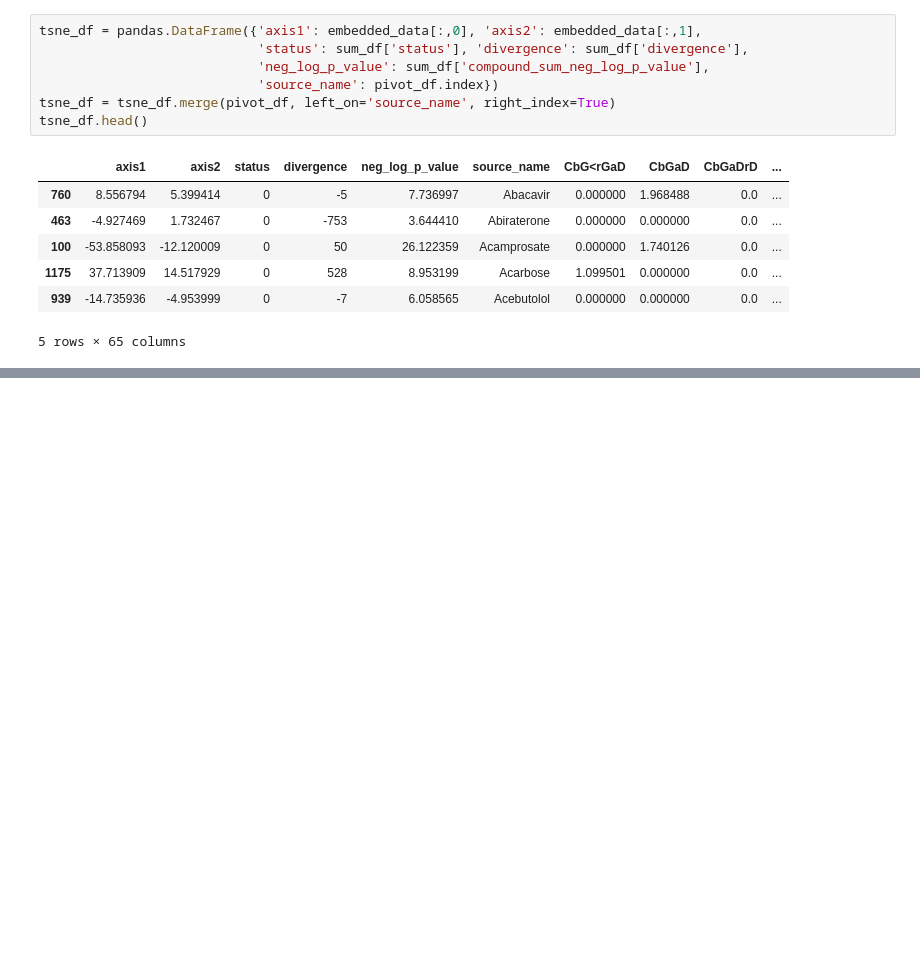
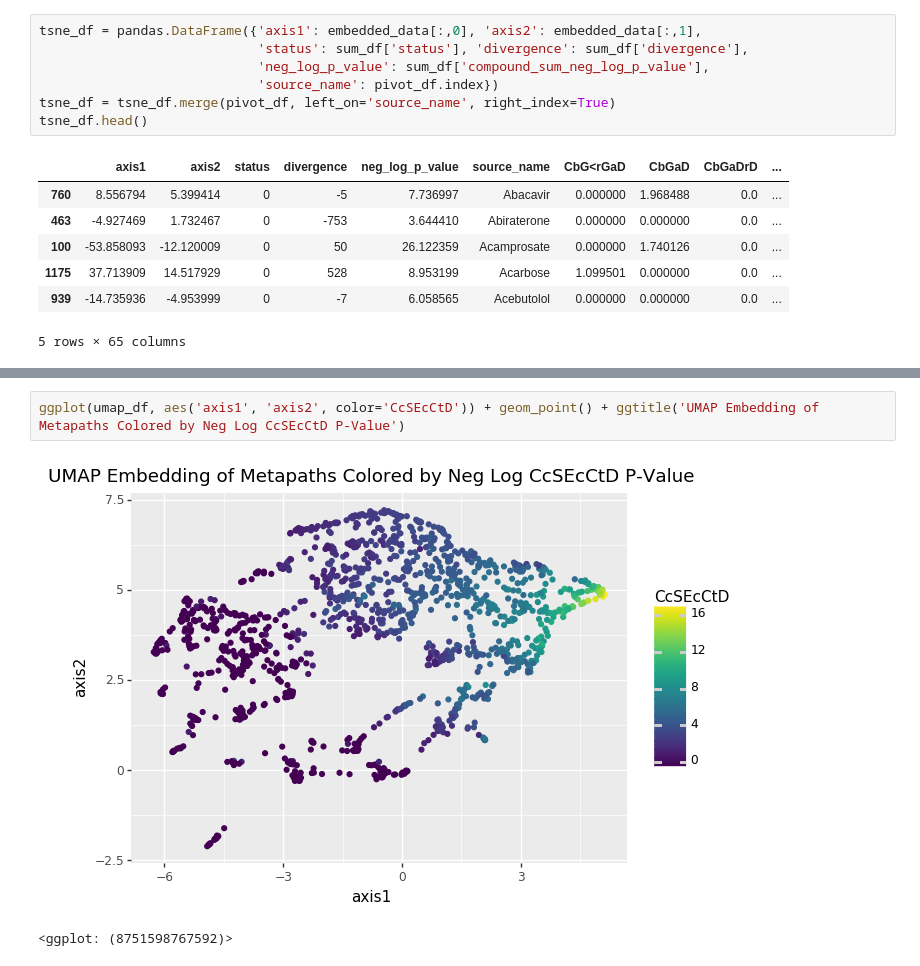
Before and after one commit to greenelab/connectivity-search-analyses, a Jupyter notebook: explore/compound_clustering.ipynb, the cells around one changed output, grey strips where cells are left out. Cells and saved outputs as stored; diff of their text form; blank space fills up the shorter version.

```diff
--- a/explore/compound_clustering.ipynb
+++ b/explore/compound_clustering.ipynb
@@ -195,0 +229,5 @@ ggplot(tsne_df, aes('axis1', 'axis2', color='CbGeAlD')) + geom_point()
+# %%
+ggplot(umap_df, aes('axis1', 'axis2', color='CcSEcCtD')) + geom_point() + ggtitle('UMAP Embedding of Metapaths Colored by Neg Log CcSEcCtD P-Value')
+# %% [output]
+[figure, added]
+<ggplot: (8751598767592)>
```
Also changed, not shown: parts of 15 cells of this notebook.
